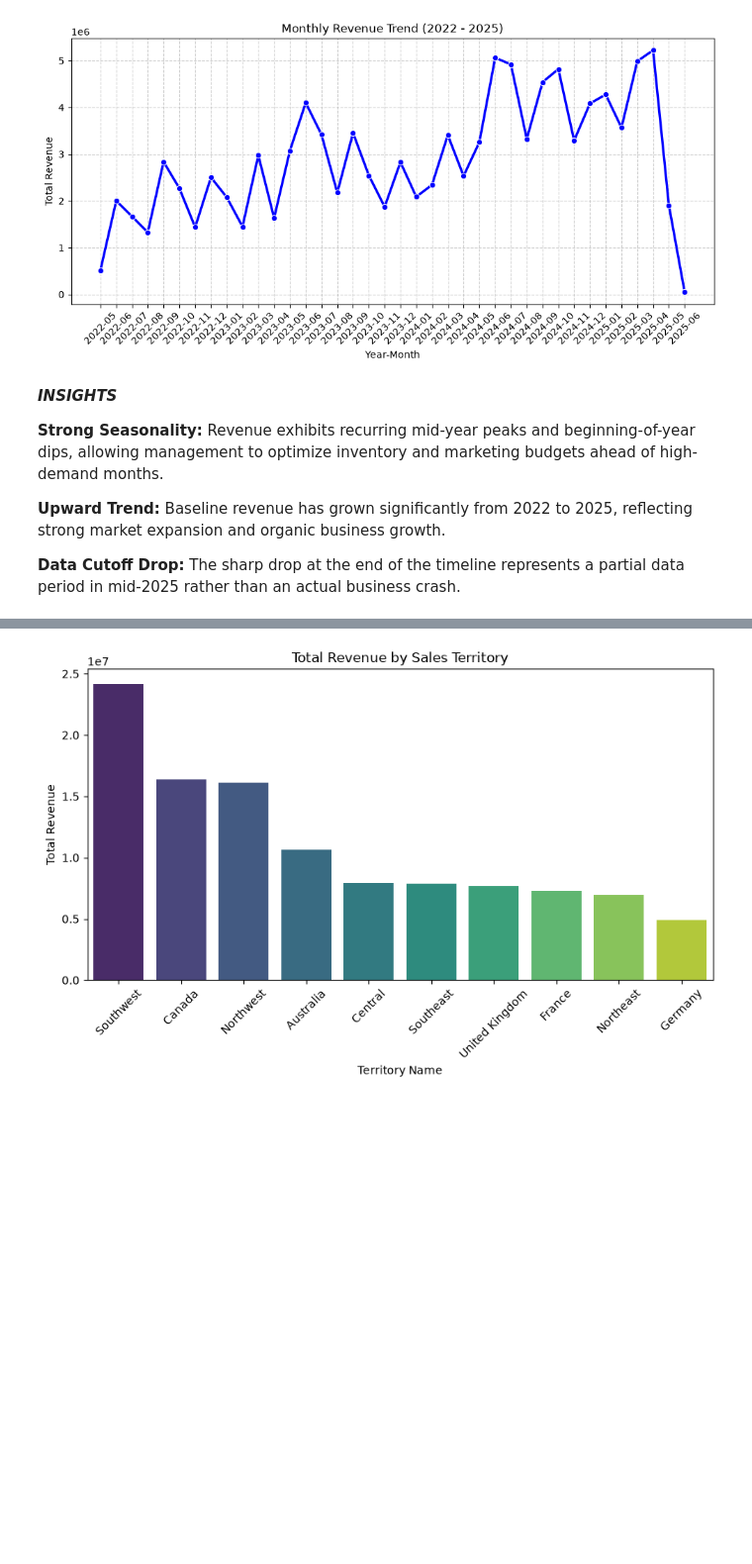
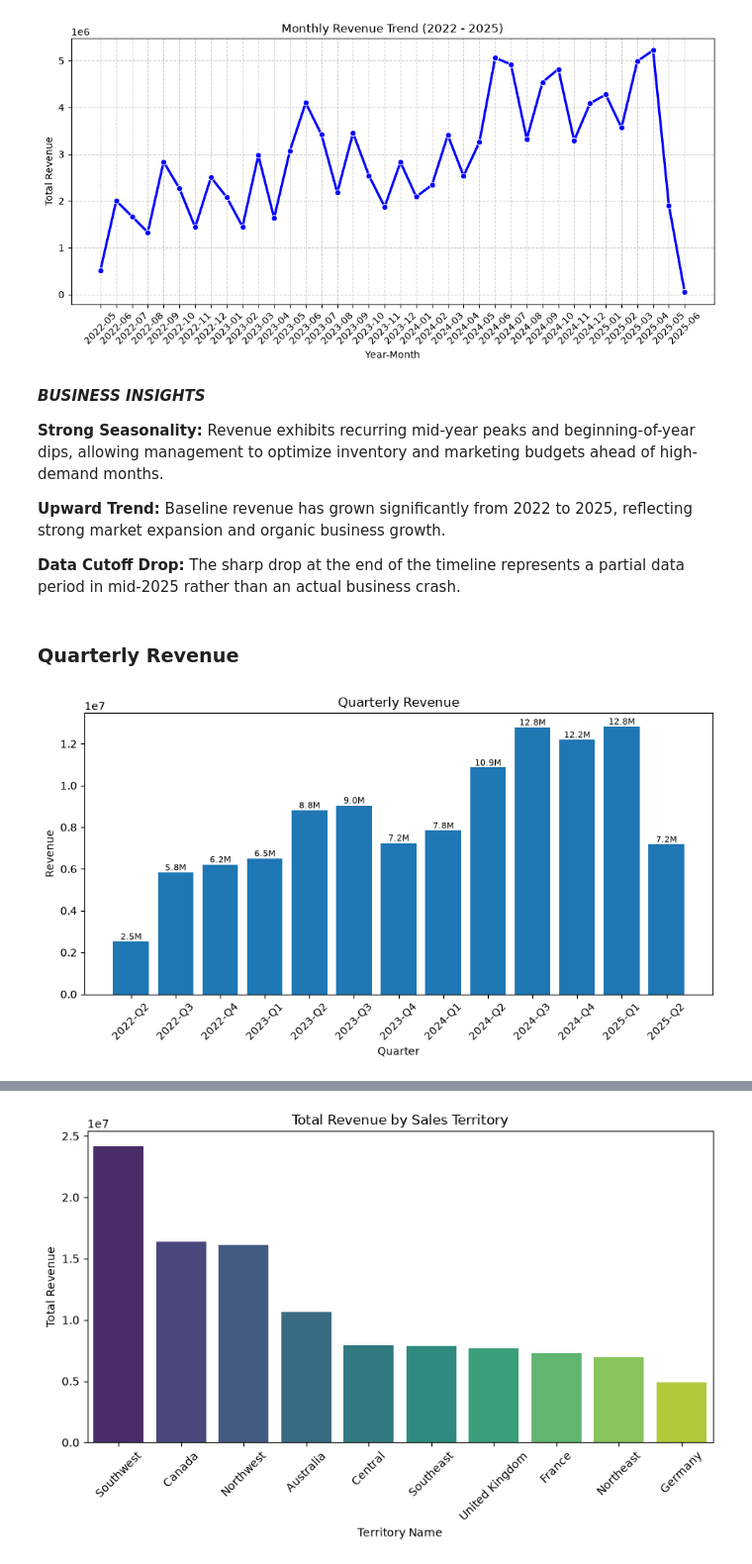
Before and after one commit to SairaF-Dev/Netixsol, a Jupyter notebook: Week3/day5/Executive_analysis.ipynb, the cells around one changed output, grey strips where cells are left out. Shown at 99% size. Drawn from its saved outputs; the diff is of its cells as text; code cells hidden in the pictures; blank space fills up the shorter version.

```diff
--- a/Week3/day5/Executive_analysis.ipynb
+++ b/Week3/day5/Executive_analysis.ipynb
@@ -24,6 +23,10 @@ engine = create_engine(
 
 # 2. Read only from analytical views (Adhering to the reusable architecture layer)
 df_monthly = pd.read_sql('SELECT * FROM analytics.vw_monthly_revenue', con=engine)
+df_quarterly = pd.read_sql(
+    "SELECT * FROM analytics.vw_quarterly_revenue",
+    con=engine
+)
 df_territory = pd.read_sql(
     'SELECT * FROM analytics.vw_territory_analytics', con=engine
 )
@@ -64,10 +69,43 @@ plt.show()
 # %% [output]
 [figure]
 # %% [markdown]
-***INSIGHTS***
+***BUSINESS INSIGHTS***
 
 **Strong Seasonality:** Revenue exhibits recurring mid-year peaks and beginning-of-year dips, allowing management to optimize inventory and marketing budgets ahead of high-demand months.
 
 **Upward Trend:** Baseline revenue has grown significantly from 2022 to 2025, reflecting strong market expansion and organic business growth.
 
 **Data Cutoff Drop:** The sharp drop at the end of the timeline represents a partial data period in mid-2025 rather than an actual business crash.
+# %% [markdown]
+### Quarterly Revenue
+# %%
+plt.figure(figsize=(9,5))
+
+labels = (
+    df_quarterly["sales_year"].astype(str)
+    + "-Q" +
+    df_quarterly["sales_quarter"].astype(str)
+)
+
+bars = plt.bar(labels, df_quarterly["quarterly_revenue"])
+
+plt.title("Quarterly Revenue")
+plt.xlabel("Quarter")
+plt.ylabel("Revenue")
+
+plt.xticks(rotation=45)
+
+for bar in bars:
+    plt.text(
+        bar.get_x() + bar.get_width()/2,
+        bar.get_height(),
+        f'{bar.get_height()/1e6:.1f}M',
+        ha='center',
+        va='bottom',
+        fontsize=8
+    )
+
+plt.tight_layout()
+plt.show()
+# %% [output]
+[figure, added]
```
Also changed, not shown: parts of 33 cells of this notebook, 10 other files.
